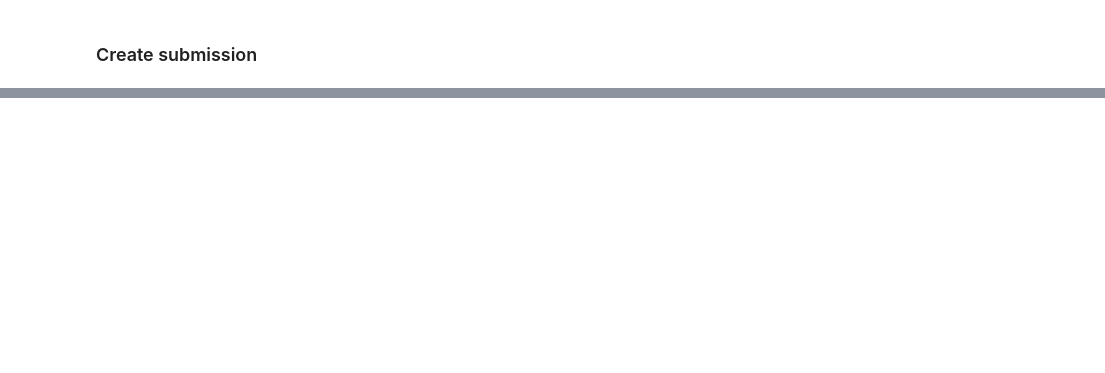
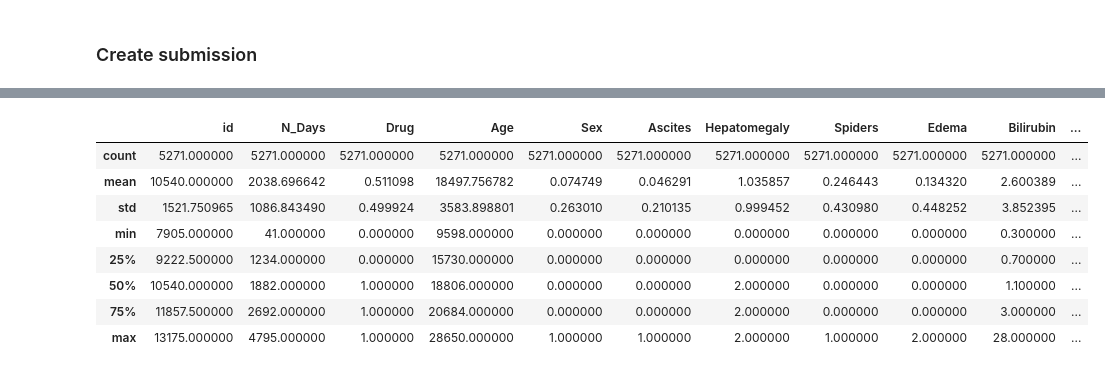
Before and after one commit to ChamodKalupahana/kaggle_cirrhosis_outcomes, a Jupyter notebook: simple-dnn-model-cham-cirrhosis.ipynb, the cells around one changed output, grey strips where cells are left out. Cells and saved outputs as stored; diff of their text form; code cells hidden in the pictures; blank space fills up the shorter version.

```diff
--- a/simple-dnn-model-cham-cirrhosis.ipynb
+++ b/simple-dnn-model-cham-cirrhosis.ipynb
@@ -123,3 +252,15 @@ y.head()
+# %%
+test_dataset.describe()
+# %% [output]
+|  | id | N_Days | Drug | Age | Sex | Ascites | Hepatomegaly | Spiders | Edema | Bilirubin | ... |
+| count | 5271.000000 | 5271.000000 | 5271.000000 | 5271.000000 | 5271.000000 | 5271.000000 | 5271.000000 | 5271.000000 | 5271.000000 | 5271.000000 | ... |
+| mean | 10540.000000 | 2038.696642 | 0.511098 | 18497.756782 | 0.074749 | 0.046291 | 1.035857 | 0.246443 | 0.134320 | 2.600389 | ... |
+| std | 1521.750965 | 1086.843490 | 0.499924 | 3583.898801 | 0.263010 | 0.210135 | 0.999452 | 0.430980 | 0.448252 | 3.852395 | ... |
+| min | 7905.000000 | 41.000000 | 0.000000 | 9598.000000 | 0.000000 | 0.000000 | 0.000000 | 0.000000 | 0.000000 | 0.300000 | ... |
+| 25% | 9222.500000 | 1234.000000 | 0.000000 | 15730.000000 | 0.000000 | 0.000000 | 0.000000 | 0.000000 | 0.000000 | 0.700000 | ... |
+| 50% | 10540.000000 | 1882.000000 | 1.000000 | 18806.000000 | 0.000000 | 0.000000 | 2.000000 | 0.000000 | 0.000000 | 1.100000 | ... |
+| 75% | 11857.500000 | 2692.000000 | 1.000000 | 20684.000000 | 0.000000 | 0.000000 | 2.000000 | 0.000000 | 0.000000 | 3.000000 | ... |
+| max | 13175.000000 | 4795.000000 | 1.000000 | 28650.000000 | 1.000000 | 1.000000 | 2.000000 | 1.000000 | 2.000000 | 28.000000 | ... |
 # %%
 submission = pd.DataFrame()
 submission['id'] = test_dataset['id']
```
Also changed, not shown: parts of 14 cells of this notebook.
